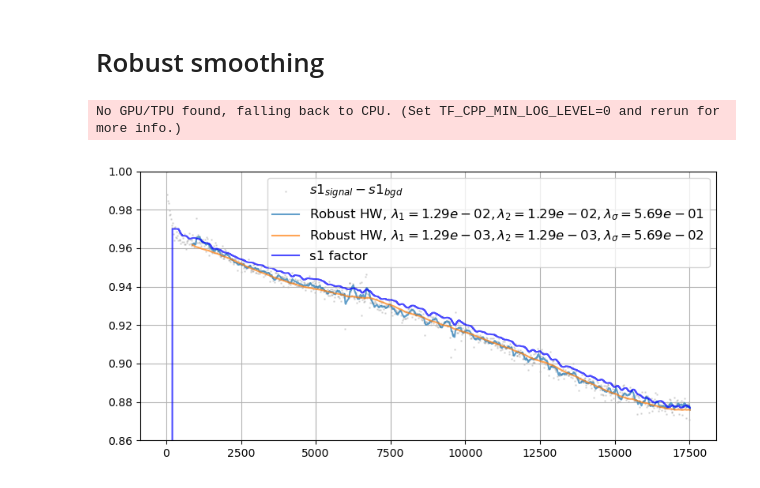
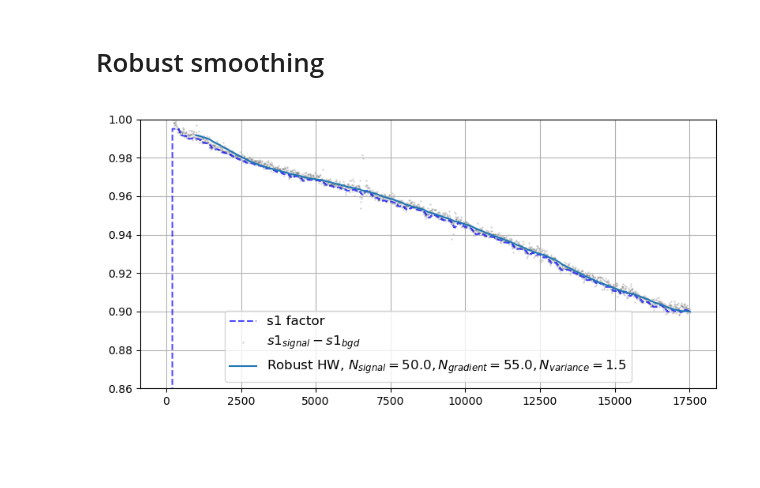
Before and after one commit to simply-nicky/robust_hw, a Jupyter notebook: dev_stats.ipynb, the cells around one changed output. Cells and saved outputs as stored; diff of their text form; code cells hidden in the pictures; blank space fills up the shorter version.

```diff
--- a/dev_stats.ipynb
+++ b/dev_stats.ipynb
@@ -8,15 +8,10 @@ from scipy.ndimage import uniform_filter, gaussian_filter
 # %%
 period = 10
 
-theta = np.unwrap(read_hdf('data/Z-230901A.h5', 'data', columns['theta']))
-
-s1_raw = read_hdf('data/Z-230901A.h5', 'data', columns['s1'])
-theta_ext, s1_ext = extract_rotations(theta, s1_raw, limits=(np.deg2rad(270), np.deg2rad(390)))
-s1_sgn = integrate(s1_ext, np.zeros(s1_ext.size), period)
-s1_bgd = interpolate(s1_ext, period, period - 1)
+theta_raw = np.unwrap(read_hdf('data/Z-230901A.h5', 'data', columns['theta']))
 
 freq_raw = -1.0 * read_hdf('data/Z-230901A.h5', 'data', 'Sensor1 [Fundamental freq]')
-theta_ext, freq_ext = extract_rotations(theta, freq_raw, limits=(np.deg2rad(270), np.deg2rad(390)))
+theta_ext, freq_ext = extract_rotations(theta_raw, freq_raw)
 freq_sgn = integrate(freq_ext, np.zeros(freq_ext.size), period)
 freq_bgd = interpolate(freq_ext, period, period - 2)
 freq_int = integrate(freq_ext, freq_bgd, period)
@@ -25,9 +20,8 @@ old_s1_ftr = read_hdf('data/Z-230901A.h5', 'data', columns['s1_factor'])
 old_s1_bgd = read_hdf('data/Z-230901A.h5', 'data', columns['s1_bgd'])
 old_s1_sgn = read_hdf('data/Z-230901A.h5', 'data', columns['s1_sgn'])
 
-# freq_bgd = interp1d(theta / (2 * np.pi), s1_bgd, 'linear', fill_value='extrapolate')(theta_ext[::period])
-# freq_bgd = freq.max() / s1_signal.max() * np.nan_to_num(freq_bgd)
-# freq_sgn = np.where(freq_bgd, (freq - freq_bgd), 0.0)
+theta_ext, signal = extract_rotations(theta_raw, old_s1_sgn)
+theta_ext, background = extract_rotations(theta_raw, old_s1_bgd)
 # %%
 %matplotlib widget
 fig, ax = plt.subplots(figsize=(8, 4))
@@ -59,37 +54,2 @@ plt.show()
 # %% [markdown]
 # Robust smoothing
-# %%
-from robust_holt_winters import robust_holt_winters
-import jax
-import jax.numpy as jnp
-import optax as ox
-
-# lambda1, lambda2, lambda_sigma = 0.027, 0.034, 0.004
-# lambda1 *= 0.5
-
-decays = np.array([[1.289e-2, 1.288e-2, 5.69e-1],
-                   [1.289e-3, 1.288e-3, 5.69e-2]])
-
-sgn = freq_int / freq_int.max()
-x = theta_ext
-size = x.size
-N_start, N_warmup = int(0.01 * size), int(0.05 * size)
-
-key = jax.random.PRNGKey(42)
-
-series_list = []
-for lambda1, lambda2, lambda_sigma in decays:
-    smoother = robust_holt_winters(lambda1=lambda1, lambda2=lambda2, lambda_sigma=lambda_sigma)
-
-    @jax.jit
-    def step(state, new):
-        elem, state = smoother.update(new, state)
-        return state, jnp.array([elem, state.sigma])
-
-    warmup, samples = jnp.array(sgn[N_start:N_warmup]), jnp.array(sgn[N_warmup:])
-
-    state = smoother.init(warmup)
-
-    series_list.append(jax.lax.scan(step, smoother.init(warmup), samples)[1])
-# %% [output]
-No GPU/TPU found, falling back to CPU. (Set TF_CPP_MIN_LOG_LEVEL=0 and rerun for more info.)
@@ -96,21 +89,19 @@ No GPU/TPU found, falling back to CPU. (Set TF_CPP_MIN_LOG_LEVEL=0 and rerun for
 # %%
+import matplotlib.pyplot as plt
+
 %matplotlib widget
 fig, ax = plt.subplots(figsize=(8, 4))
-ax.scatter(x[::20], sgn[::20], s=1, alpha=0.1, c='k', label=r'$s1_{signal} - s1_{bgd}$')
-
-for (lambda1, lambda2, lambda_sigma), series in zip(decays, series_list):
-        ax.plot(x[N_warmup:], series[:, 0], alpha=0.7,
-                label=fr'Robust HW, $\lambda_1 = {lambda1:0.2e}, \lambda_2 = {lambda2:0.2e}, \lambda_{{\sigma}} = {lambda_sigma:0.2e}$')
-        # ax.fill_between(x[N_warmup:], series[:, 0] - series[:, 1],
-        #                 series[:, 0] + series[:, 1], color='r', alpha=0.5,
-        #                 label=r"$\pm 3 \sigma$")
-
-ax.plot(theta / (2 * np.pi), 0.97 * old_s1_ftr, c='b', alpha=0.7, label="s1 factor")
+ax.plot(theta_raw / (2 * np.pi), 0.995 * old_s1_ftr, c='b', alpha=0.7, linestyle='dashed', label="s1 factor")
+ax.scatter(theta, series, s=1, alpha=0.1, c='k', label=r'$s1_{signal} - s1_{bgd}$')
+ax.plot(theta[n_start + n_warmup:], result, alpha=1.0,
+        label=fr'Robust HW, $N_{{signal}} = {smoothe_over_signal}, '\
+              fr'N_{{gradient}} = {smoothe_over_gradient}, '\
+              fr'N_{{variance}} = {smoothe_over_variance}$')
 
 ax.legend(fontsize=12)
 ax.set_ylim(0.86, 1.0)
 ax.grid(True)
 fig.tight_layout()
 plt.show()
 # %% [output]
-[figure, old version]
+[figure, new version]
```
Also changed, not shown: parts of 8 cells of this notebook, 3 other files.
